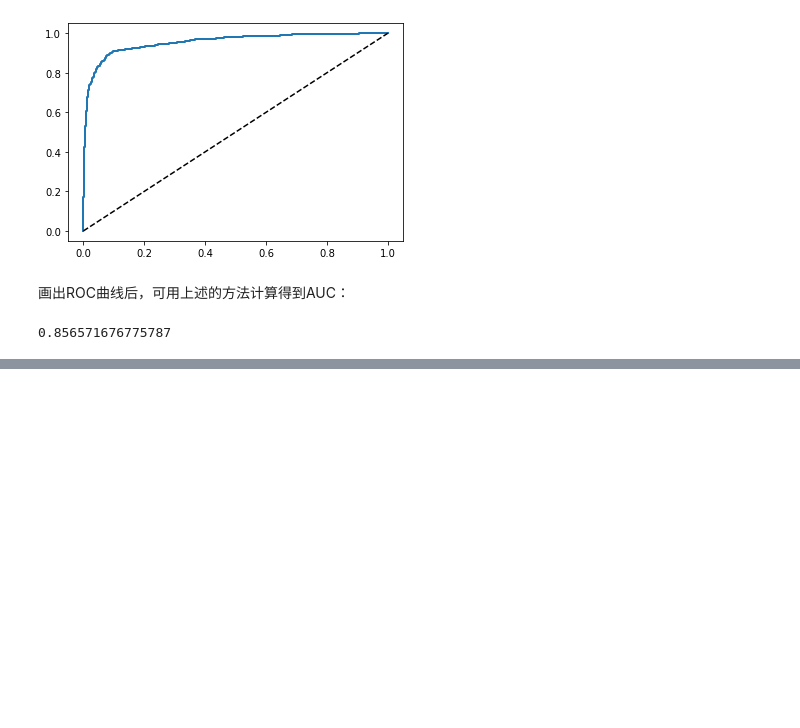
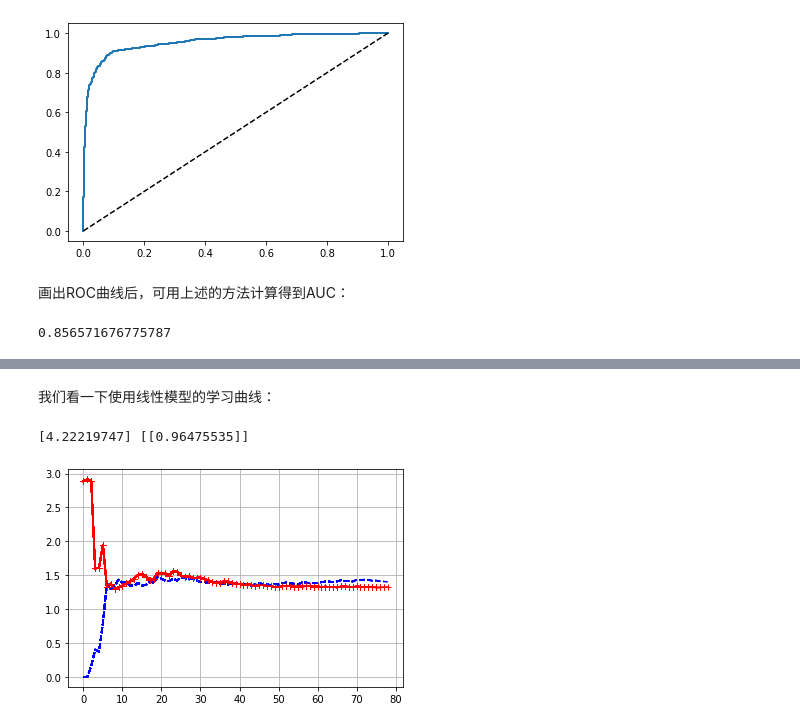
Before and after one commit to lujinhong/gucheng-AI-blog, a Jupyter notebook: 6 sklearn/sklearn系列之3：模型训练.ipynb, the cells around one changed output, grey strips where cells are left out. Saved outputs shown, nothing was run; the diff lists cells and outputs as text; code cells hidden in the pictures; blank space fills up the shorter version.

```diff
--- a/6 sklearn/sklearn系列之3：模型训练.ipynb
+++ b/6 sklearn/sklearn系列之3：模型训练.ipynb
@@ -215,0 +225,3 @@ roc_auc_score(y_test_5, y_pred_5)
+# %%
+X = 6 * np.random.rand(100, 1) - 3
+y = 0.5 * X**2 + X + 2 + np.random.rand(100,1)
@@ -215,0 +230,5 @@ roc_auc_score(y_test_5, y_pred_5)
+# %%
+from sklearn.preprocessing import PolynomialFeatures
+poly_feature = PolynomialFeatures(degree=2, include_bias=False)
+X_poly = poly_feature.fit_transform(X)
+print(X[0], X_poly[0])
@@ -215,0 +239,4 @@ roc_auc_score(y_test_5, y_pred_5)
+# %%
+lin_reg = LinearRegression()
+lin_reg.fit(X_poly, y)
+print(lin_reg.intercept_, lin_reg.coef_)
@@ -215,0 +253,26 @@ roc_auc_score(y_test_5, y_pred_5)
+# %%
+from sklearn.metrics import mean_squared_error
+from sklearn.model_selection import train_test_split
+
+def plot_learning_curves(model, X, y):
+    X_train, X_val, y_train, y_val = train_test_split(X, y, test_size=0.2)
+    train_errors, val_errors = [], []
+    for m in range(1,len(X_train)):
+        model.fit(X_train[:m], y_train[:m])
+        y_train_pred = model.predict(X_train[:m])
+        y_val_pred = model.predict(X_val)
+        train_errors.append(mean_squared_error(y_train[:m], y_train_pred))
+        val_errors.append(mean_squared_error(y_val, y_val_pred))
+        plt.plot(np.sqrt(train_errors), 'b--', label='train')
+        plt.plot(np.sqrt(val_errors), 'r-+', label='val')
+        plt.grid()
+# %% [markdown]
+我们看一下使用线性模型的学习曲线：
+# %%
+lin_reg = LinearRegression()
+plot_learning_curves(lin_reg, X, y)
+
+print(lin_reg.intercept_, lin_reg.coef_)
+# %% [output]
+[4.22219747] [[0.96475535]]
+[figure, added]
```
Also changed, not shown: parts of 12 cells of this notebook.
